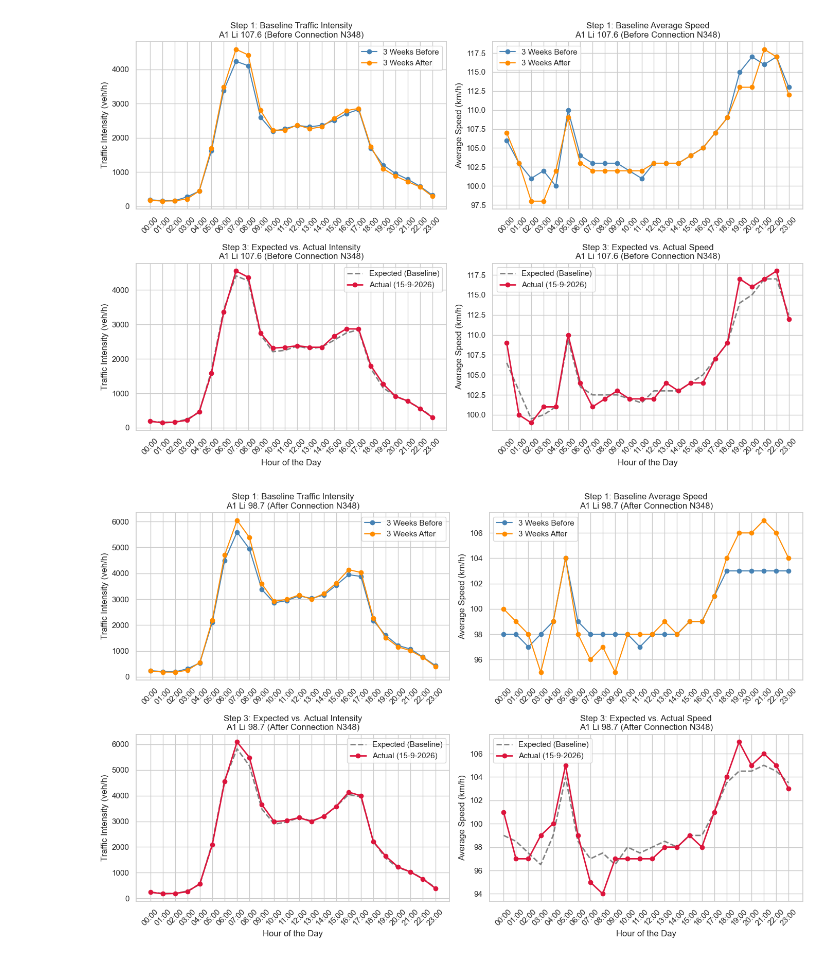
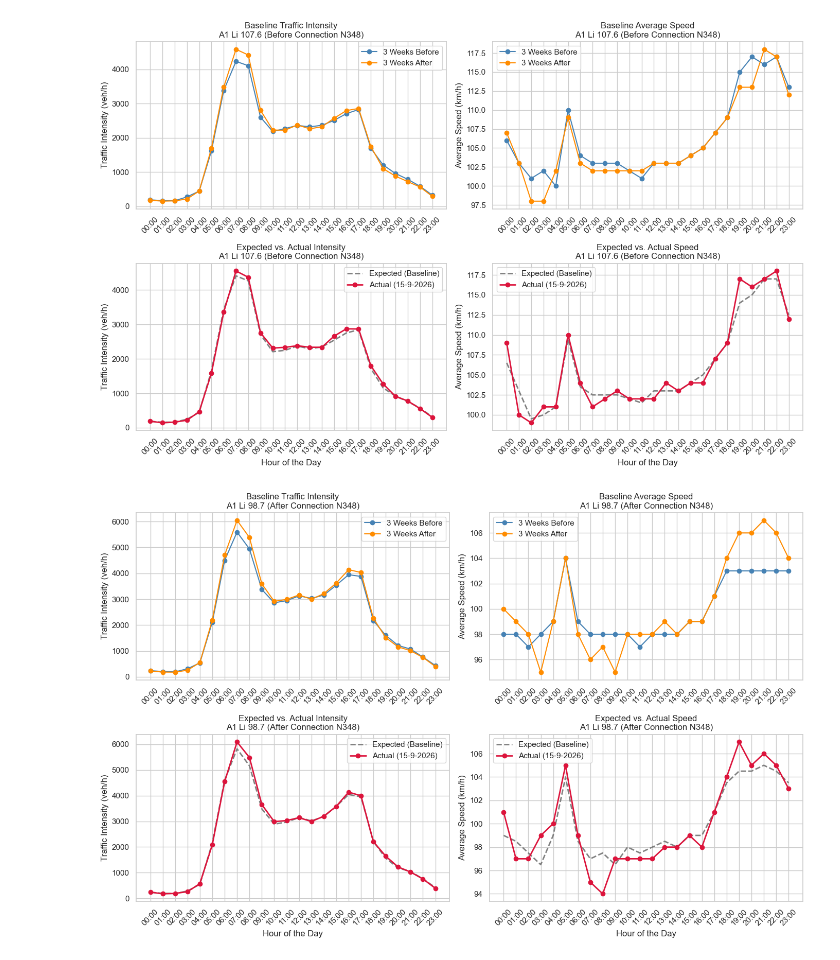
Before and after one commit to v6-Lars-van-Manen/TIL6022-Project-Group---10, a Jupyter notebook: 3_Visualise_Data.ipynb, the cells around one changed output. Cells and saved outputs as stored; diff of their text form; code cells hidden in the pictures.

```diff
--- a/3_Visualise_Data.ipynb
+++ b/3_Visualise_Data.ipynb
@@ -117,7 +117,7 @@ def plot_direction(locations_dict, file_before, file_after, file_event):
         # --- TOP LEFT: Baseline Intensity
         axes[0, 0].plot(df_before["Hour"], df_before["Intensity"], label="3 Weeks Before", color="steelblue", marker="o")
         axes[0, 0].plot(df_after["Hour"], df_after["Intensity"], label="3 Weeks After", color="darkorange", marker="o")
-        axes[0, 0].set_title(f"Step 1: Baseline Traffic Intensity\n{location_name}")
+        axes[0, 0].set_title(f"Baseline Traffic Intensity\n{location_name}")
         axes[0, 0].set_ylabel("Traffic Intensity (veh/h)")
         axes[0, 0].tick_params(axis="x", rotation=45)
         axes[0, 0].legend()
@@ -125,7 +125,7 @@ def plot_direction(locations_dict, file_before, file_after, file_event):
         # --- TOP RIGHT: Baseline Speed
         axes[0, 1].plot(df_before["Hour"], df_before["Speed"], label="3 Weeks Before", color="steelblue", marker="o")
         axes[0, 1].plot(df_after["Hour"], df_after["Speed"], label="3 Weeks After", color="darkorange", marker="o")
-        axes[0, 1].set_title(f"Step 1: Baseline Average Speed\n{location_name}")
+        axes[0, 1].set_title(f"Baseline Average Speed\n{location_name}")
         axes[0, 1].set_ylabel("Average Speed (km/h)")
         axes[0, 1].tick_params(axis="x", rotation=45)
         axes[0, 1].legend()
@@ -133,40 +133,40 @@ def plot_direction(locations_dict, file_before, file_after, file_event):
         # --- BOTTOM LEFT: Expected vs Actual Intensity
         axes[1, 0].plot(df_expected["Hour"], df_expected["Expected_Intensity"], label="Expected (Baseline)", color="grey", linestyle="--", linewidth=2)
         axes[1, 0].plot(df_event["Hour"], df_event["Intensity"], label="Actual (15-9-2026)", color="crimson", marker="o", linewidth=2)
-        axes[1, 0].set_title(f"Step 3: Expected vs. Actual Intensity\n{location_name}")
+        axes[1, 0].set_title(f"Expected vs. Actual Intensity\n{location_name}")
         axes[1, 0].set_xlabel("Hour of the Day")
         axes[1, 0].set_ylabel("Traffic Intensity (veh/h)")
         axes[1, 0].tick_params(axis="x", rotation=45)
         axes[1, 0].legend()
 
         # --- BOTTOM RIGHT: Expected vs Actual Speed
         axes[1, 1].plot(df_expected["Hour"], df_expected["Expected_Speed"], label="Expected (Baseline)", color="grey", linestyle="--", linewidth=2)
         axes[1, 1].plot(df_event["Hour"], df_event["Speed"], label="Actual (15-9-2026)", color="crimson", marker="o", linewidth=2)
-        axes[1, 1].set_title(f"Step 3: Expected vs. Actual Speed\n{location_name}")
+        axes[1, 1].set_title(f"Expected vs. Actual Speed\n{location_name}")
         axes[1, 1].set_xlabel("Hour of the Day")
         axes[1, 1].set_ylabel("Average Speed (km/h)")
         axes[1, 1].tick_params(axis="x", rotation=45)
         axes[1, 1].legend()
 
         plt.tight_layout()
         plt.show()
 
 
 # Plot all Westward (Li) locations
 plot_direction(
     locations_dict = locations_Li,
     file_before    = file_before_Li,
     file_after     = file_after_Li,
     file_event     = file_event_Li
 )
 
 # Plot all Eastward (Re) locations
 plot_direction(
     locations_dict = locations_Re,
     file_before    = file_before_Re,
     file_after     = file_after_Re,
     file_event     = file_event_Re
 )
 # %% [output]
-[figure, old version]
+[figure, new version]
-[figure, old version]
+[figure, new version]
```
Also changed, not shown: parts of 1 cell of this notebook.
